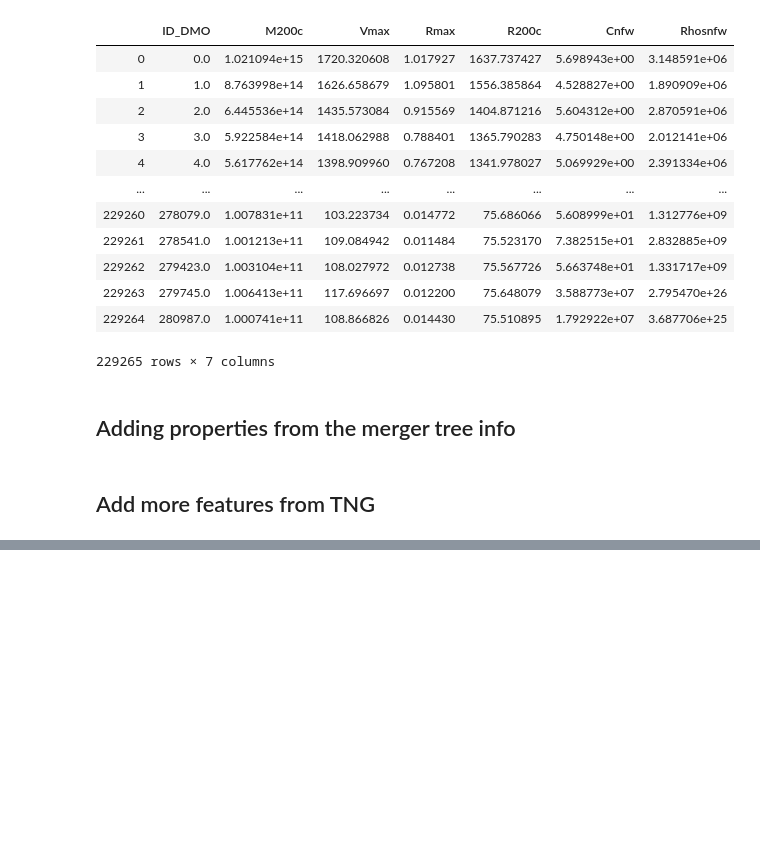
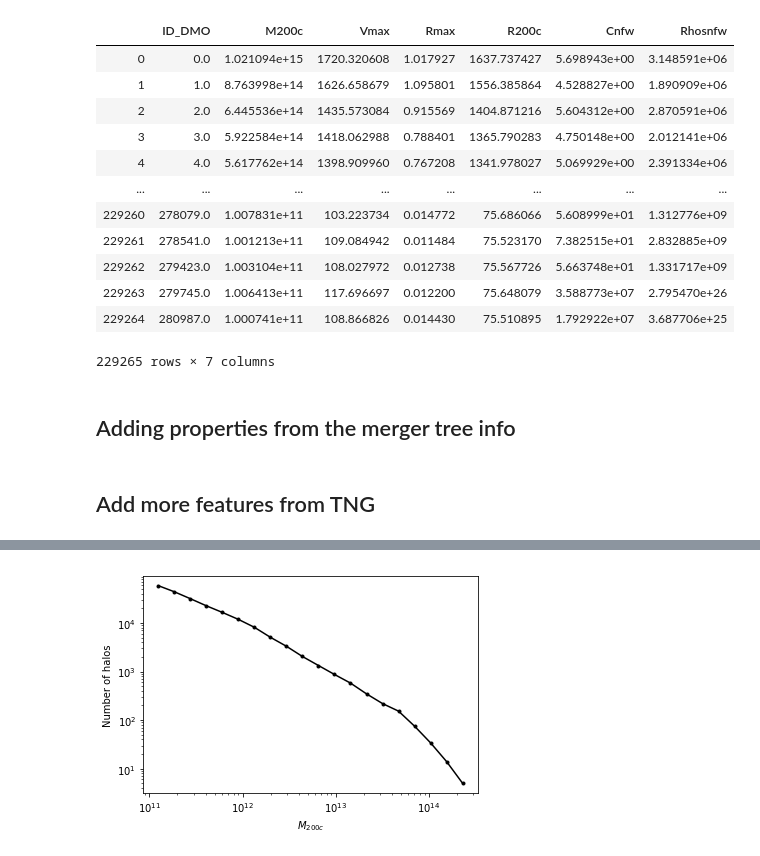
Before and after one commit to florpi/GaHaCo, a Jupyter notebook: notebooks/data_EDA.ipynb, the cells around one changed output, grey strips where cells are left out. Saved outputs shown, nothing was run; the diff lists cells and outputs as text; code cells hidden in the pictures; blank space fills up the shorter version.

```diff
--- a/notebooks/data_EDA.ipynb
+++ b/notebooks/data_EDA.ipynb
@@ -252,0 +240,4 @@ plt.legend()
+# %%
+hmf.plot_halo_mass_function(no_duplicates_df['M200_HYDRO'])
+# %% [output]
+[figure, added]
```
Also changed, not shown: parts of 18 cells of this notebook, 3 other files.
